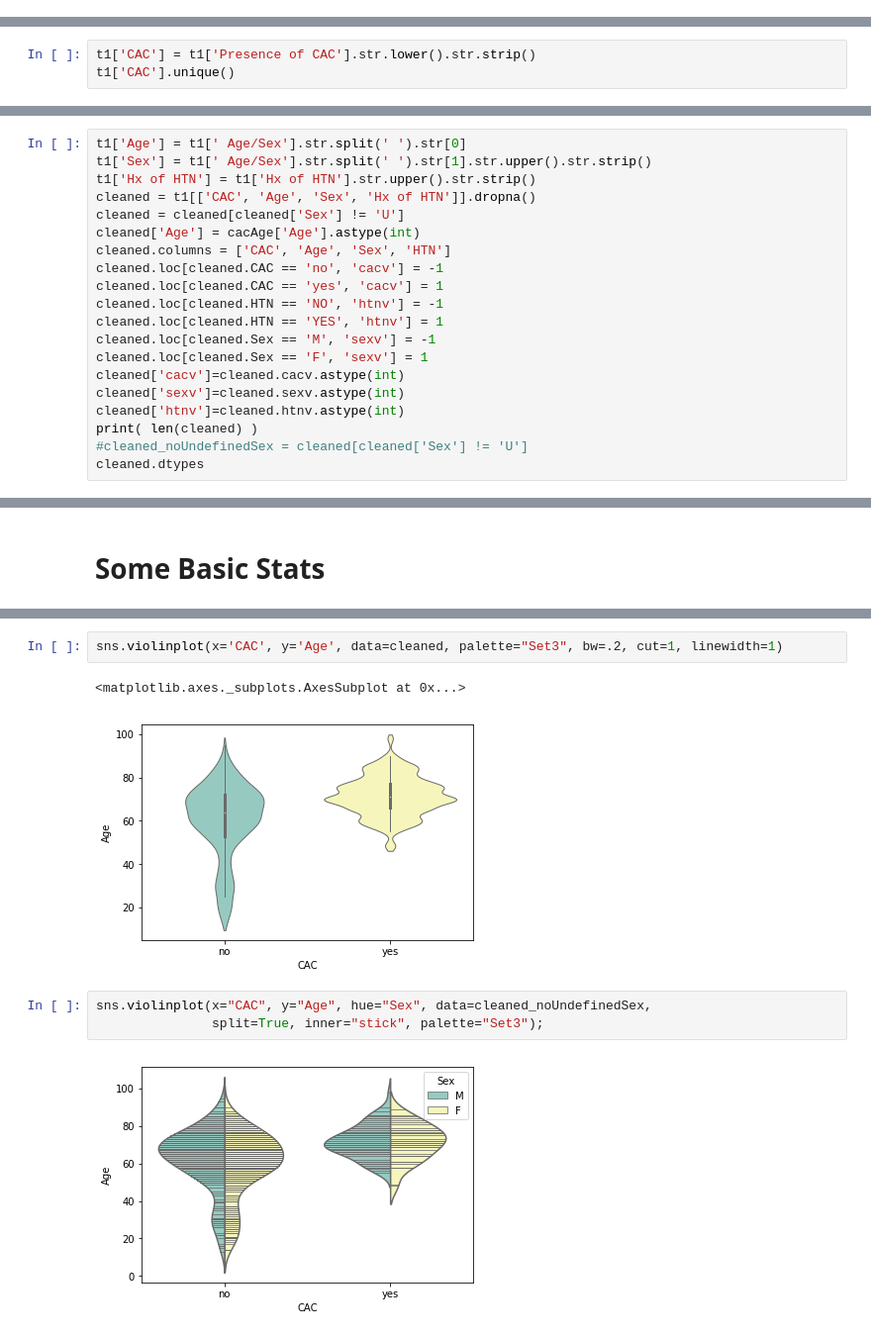
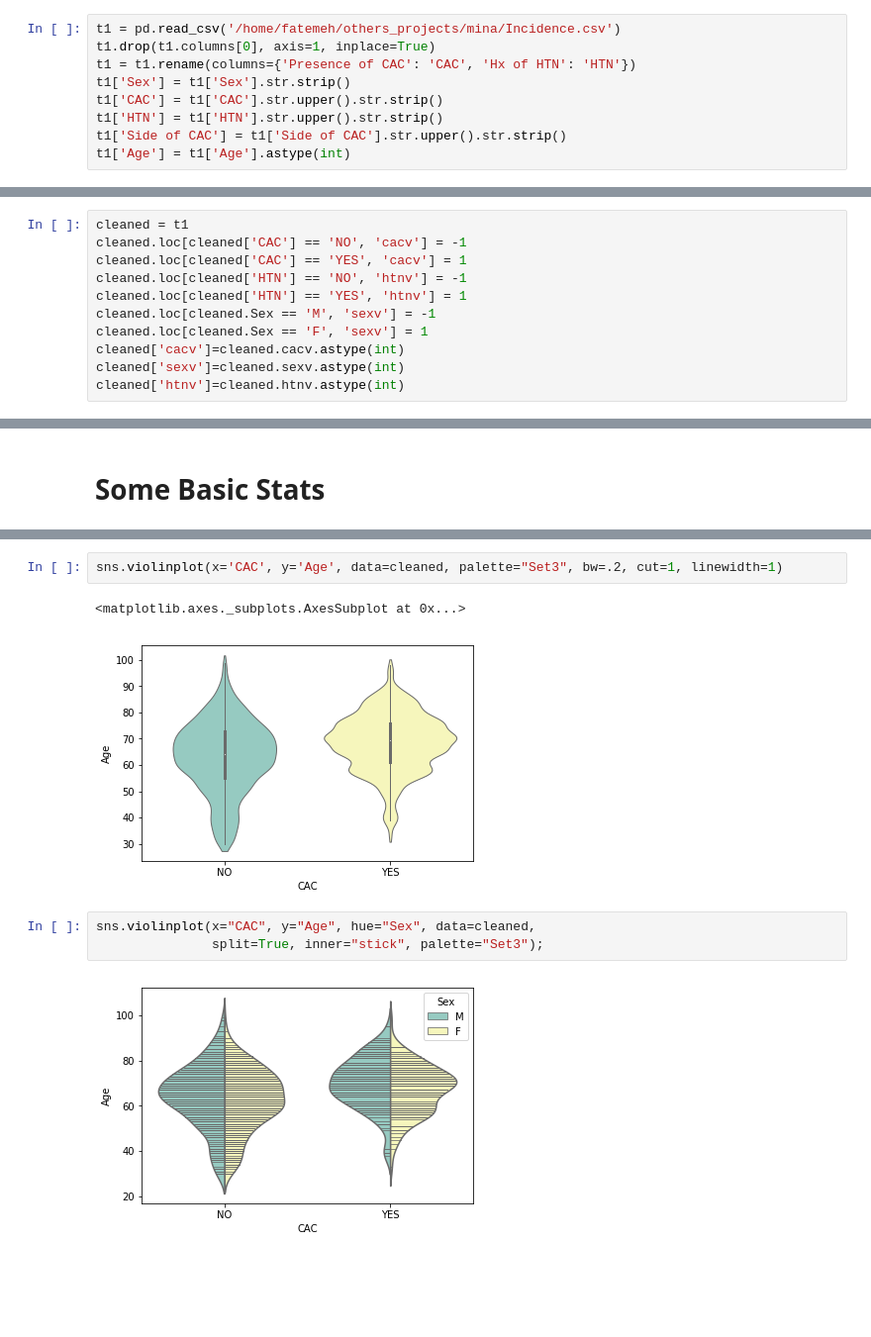
Before and after one commit to fataltes/quickNBs, a Jupyter notebook: Mina-s-dataset.ipynb, the cells around one changed output, grey strips where cells are left out. Shown at 99% size. Saved outputs shown, nothing was run; the diff lists cells and outputs as text; blank space fills up the shorter version.

```diff
--- a/Mina-s-dataset.ipynb
+++ b/Mina-s-dataset.ipynb
@@ -10,4 +10,13 @@ from sklearn import linear_model, metrics, cross_validation
 from sklearn import svm
 # %%
 t1 = pd.read_csv('~/others_projects/mina/sheet1.csv')
+# %%
+t1 = pd.read_csv('/home/fatemeh/others_projects/mina/Incidence.csv')
+t1.drop(t1.columns[0], axis=1, inplace=True)
+t1 = t1.rename(columns={'Presence of CAC': 'CAC', 'Hx of HTN': 'HTN'})
+t1['Sex'] = t1['Sex'].str.strip()
+t1['CAC'] = t1['CAC'].str.upper().str.strip()
+t1['HTN'] = t1['HTN'].str.upper().str.strip()
+t1['Side of CAC'] = t1['Side of CAC'].str.upper().str.strip()
+t1['Age'] = t1['Age'].astype(int)
 # %%
@@ -21,4 +29 @@ Index(['Sr. #', ' Age/Sex', 'Presence of CAC', 'Hx of HTN', 'Comments', 'ACE',
       dtype='object')
-# %%
-t1['CAC'] = t1['Presence of CAC'].str.lower().str.strip()
-t1['CAC'].unique()
@@ -27,20 +42,11 @@ array(['no', nan, 'yes'], dtype=object)
 # %%
-t1['Age'] = t1[' Age/Sex'].str.split(' ').str[0]
-t1['Sex'] = t1[' Age/Sex'].str.split(' ').str[1].str.upper().str.strip()
-t1['Hx of HTN'] = t1['Hx of HTN'].str.upper().str.strip()
-cleaned = t1[['CAC', 'Age', 'Sex', 'Hx of HTN']].dropna()
-cleaned = cleaned[cleaned['Sex'] != 'U']
-cleaned['Age'] = cacAge['Age'].astype(int)
-cleaned.columns = ['CAC', 'Age', 'Sex', 'HTN']
-cleaned.loc[cleaned.CAC == 'no', 'cacv'] = -1
-cleaned.loc[cleaned.CAC == 'yes', 'cacv'] = 1
-cleaned.loc[cleaned.HTN == 'NO', 'htnv'] = -1
-cleaned.loc[cleaned.HTN == 'YES', 'htnv'] = 1
+cleaned = t1
+cleaned.loc[cleaned['CAC'] == 'NO', 'cacv'] = -1
+cleaned.loc[cleaned['CAC'] == 'YES', 'cacv'] = 1
+cleaned.loc[cleaned['HTN'] == 'NO', 'htnv'] = -1
+cleaned.loc[cleaned['HTN'] == 'YES', 'htnv'] = 1
 cleaned.loc[cleaned.Sex == 'M', 'sexv'] = -1
 cleaned.loc[cleaned.Sex == 'F', 'sexv'] = 1
 cleaned['cacv']=cleaned.cacv.astype(int)
 cleaned['sexv']=cleaned.sexv.astype(int)
 cleaned['htnv']=cleaned.htnv.astype(int)
-print( len(cleaned) )
-#cleaned_noUndefinedSex = cleaned[cleaned['Sex'] != 'U']
-cleaned.dtypes
@@ -97,12 +93,12 @@ print(cleaned[['CAC', 'Sex', 'HTN', 'count']].groupby(['CAC', 'HTN','Sex']).coun
 sns.violinplot(x='CAC', y='Age', data=cleaned, palette="Set3", bw=.2, cut=1, linewidth=1)
 # %% [output]
 <matplotlib.axes._subplots.AxesSubplot at 0x...>
-[figure, old version]
+[figure, new version]
 # %%
-sns.violinplot(x="CAC", y="Age", hue="Sex", data=cleaned_noUndefinedSex,
+sns.violinplot(x="CAC", y="Age", hue="Sex", data=cleaned,
                split=True, inner="stick", palette="Set3");
 # %% [output]
-[figure, old version]
+[figure, new version]
 # %%
 a = cleaned[['CAC', 'Sex', 'count']].groupby(['CAC', 'Sex']).count()
 sexcac=a.groupby(level=0).apply(lambda x:round(100 * x / float(x.sum()), 2)).reset_index()
```
Also changed, not shown: parts of 12 cells of this notebook.
